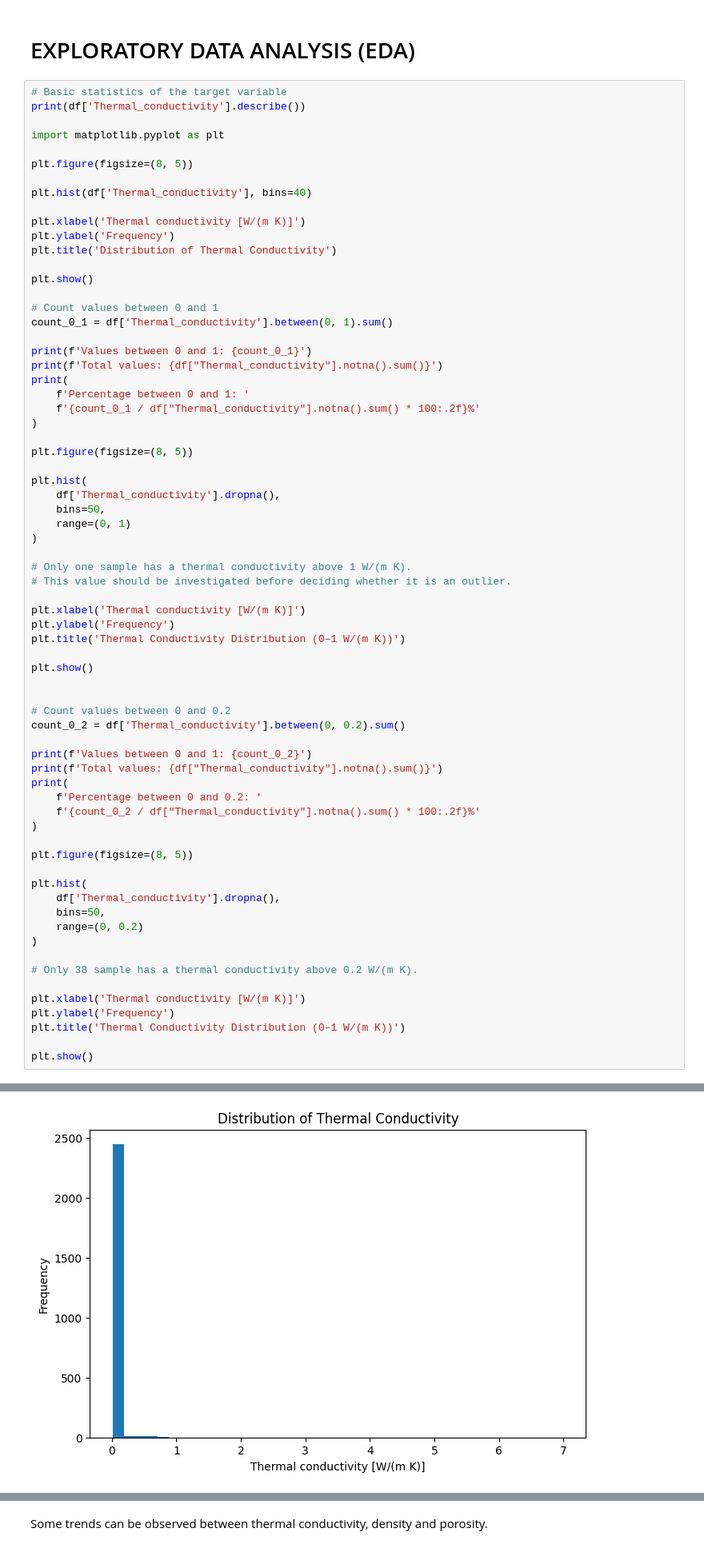
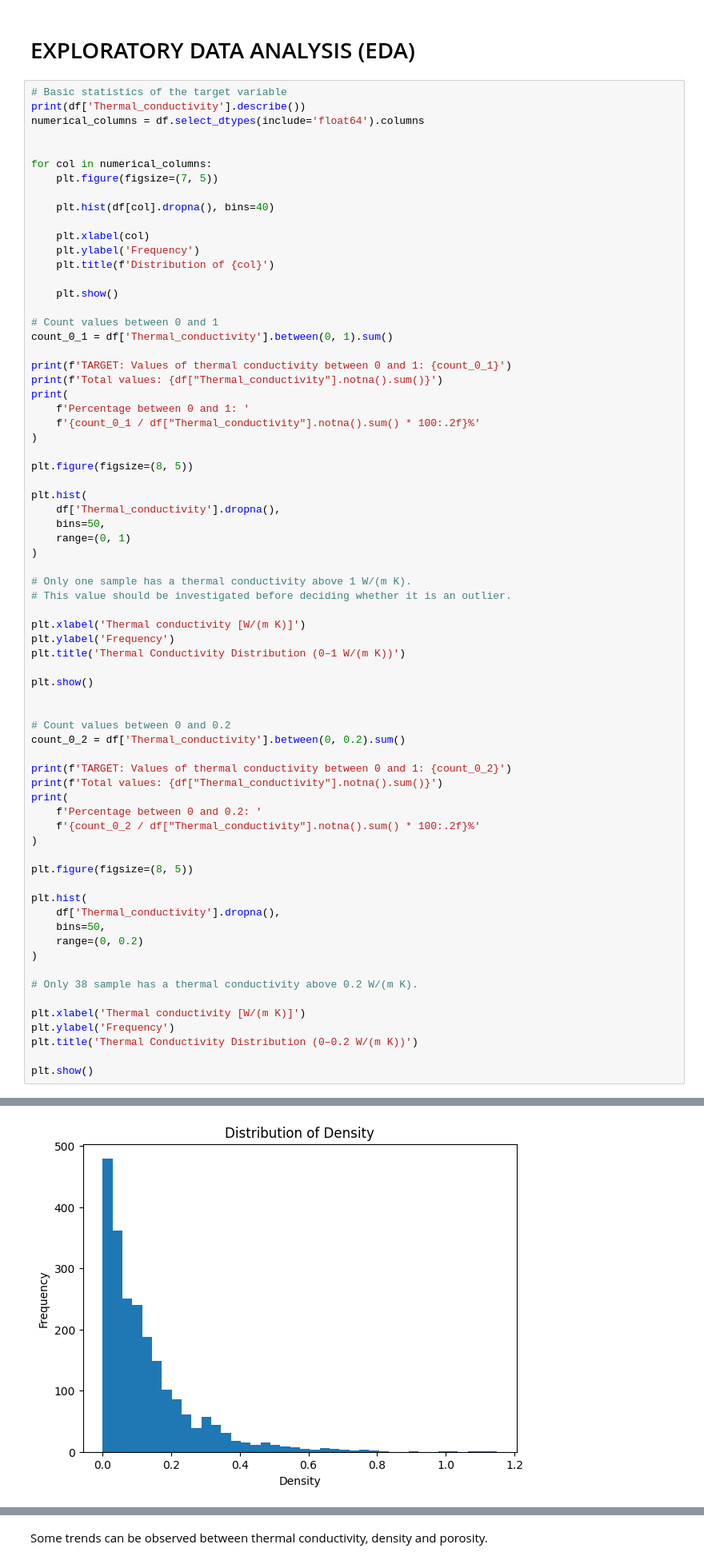
Before and after one commit to paulagirones/Aerogels_thermal_conductivity, a Jupyter notebook: aerogels_thermal_conductivity_ml.ipynb, the cells around one changed output, grey strips where cells are left out. Shown at 80% size. Drawn from its saved outputs; the diff is of its cells as text.

```diff
--- a/aerogels_thermal_conductivity_ml.ipynb
+++ b/aerogels_thermal_conductivity_ml.ipynb
@@ -374,23 +551,24 @@ memory usage: 562.8+ KB
 # %%
 # Basic statistics of the target variable
 print(df['Thermal_conductivity'].describe())
+numerical_columns = df.select_dtypes(include='float64').columns
 
-import matplotlib.pyplot as plt
 
-plt.figure(figsize=(8, 5))
+for col in numerical_columns:
+    plt.figure(figsize=(7, 5))
 
-plt.hist(df['Thermal_conductivity'], bins=40)
+    plt.hist(df[col].dropna(), bins=40)
 
-plt.xlabel('Thermal conductivity [W/(m K)]')
-plt.ylabel('Frequency')
-plt.title('Distribution of Thermal Conductivity')
+    plt.xlabel(col)
+    plt.ylabel('Frequency')
+    plt.title(f'Distribution of {col}')
 
-plt.show()
+    plt.show()
 
 # Count values between 0 and 1
 count_0_1 = df['Thermal_conductivity'].between(0, 1).sum()
 
-print(f'Values between 0 and 1: {count_0_1}')
+print(f'TARGET: Values of thermal conductivity between 0 and 1: {count_0_1}')
 print(f'Total values: {df["Thermal_conductivity"].notna().sum()}')
 print(
     f'Percentage between 0 and 1: '
@@ -418,36 +596,36 @@ plt.show()
 # Count values between 0 and 0.2
 count_0_2 = df['Thermal_conductivity'].between(0, 0.2).sum()
 
-print(f'Values between 0 and 1: {count_0_2}')
+print(f'TARGET: Values of thermal conductivity between 0 and 1: {count_0_2}')
 print(f'Total values: {df["Thermal_conductivity"].notna().sum()}')
 print(
     f'Percentage between 0 and 0.2: '
     f'{count_0_2 / df["Thermal_conductivity"].notna().sum() * 100:.2f}%'
 )
 
 plt.figure(figsize=(8, 5))
 
 plt.hist(
     df['Thermal_conductivity'].dropna(),
     bins=50,
     range=(0, 0.2)
 )
 
 # Only 38 sample has a thermal conductivity above 0.2 W/(m K).
 
 plt.xlabel('Thermal conductivity [W/(m K)]')
 plt.ylabel('Frequency')
-plt.title('Thermal Conductivity Distribution (0–1 W/(m K))')
+plt.title('Thermal Conductivity Distribution (0–0.2 W/(m K))')
 
 plt.show()
 # %% [output]
 count    2484.000000
 mean        0.050934
 std         0.152535
 min         0.010000
 25%         0.028522
 50%         0.036550
 75%         0.048000
 max         7.000000
 Name: Thermal_conductivity, dtype: float64
-[figure, old version]
+[figure, new version]
```
Also changed, not shown: parts of 36 cells of this notebook.
